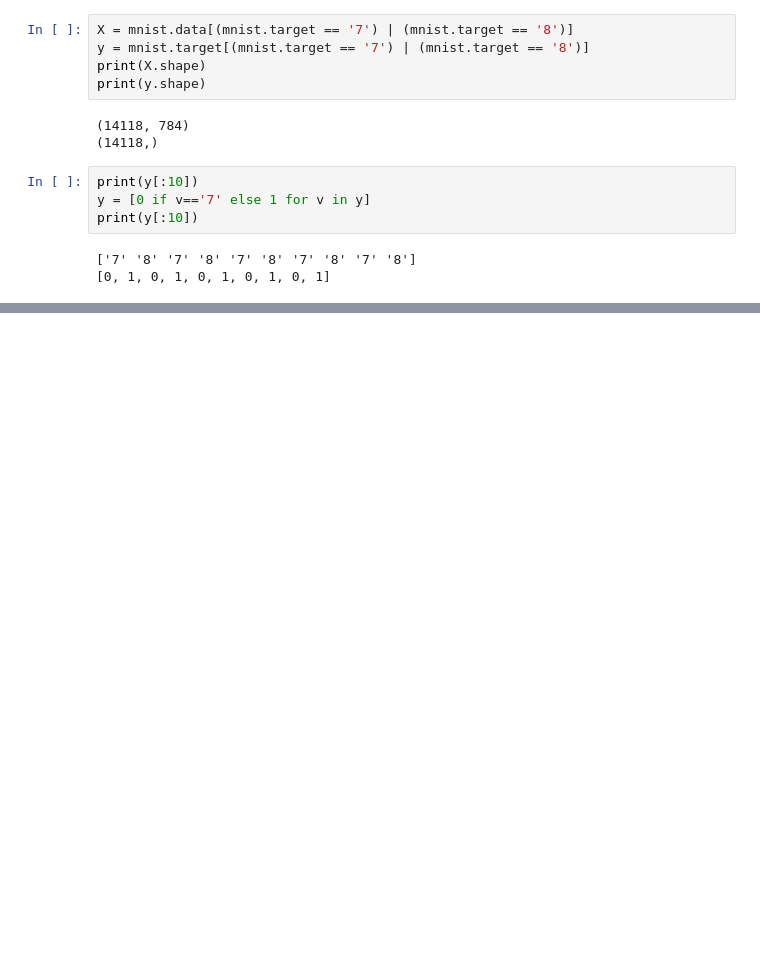
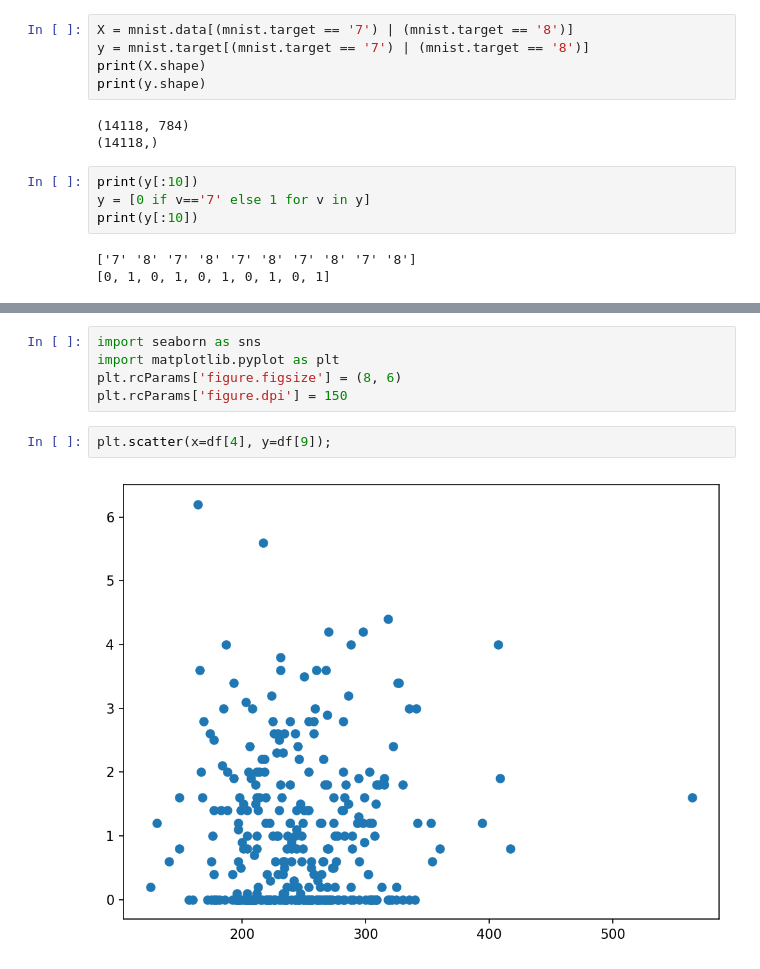
Before and after one commit to Oebele/Deep-lerning-for-beginners, a Jupyter notebook: _Preparing_Data.ipynb, the cells around one changed output, grey strips where cells are left out. Drawn from its saved outputs; the diff is of its cells as text; blank space fills up the shorter version.

```diff
--- a/_Preparing_Data.ipynb
+++ b/_Preparing_Data.ipynb
@@ -106,0 +194,9 @@ print(y[:10])
+# %%
+import seaborn as sns
+import matplotlib.pyplot as plt
+plt.rcParams['figure.figsize'] = (8, 6)
+plt.rcParams['figure.dpi'] = 150
+# %%
+plt.scatter(x=df[4], y=df[9]);
+# %% [output]
+[figure, added]
```
Also changed, not shown: parts of 16 cells of this notebook.
